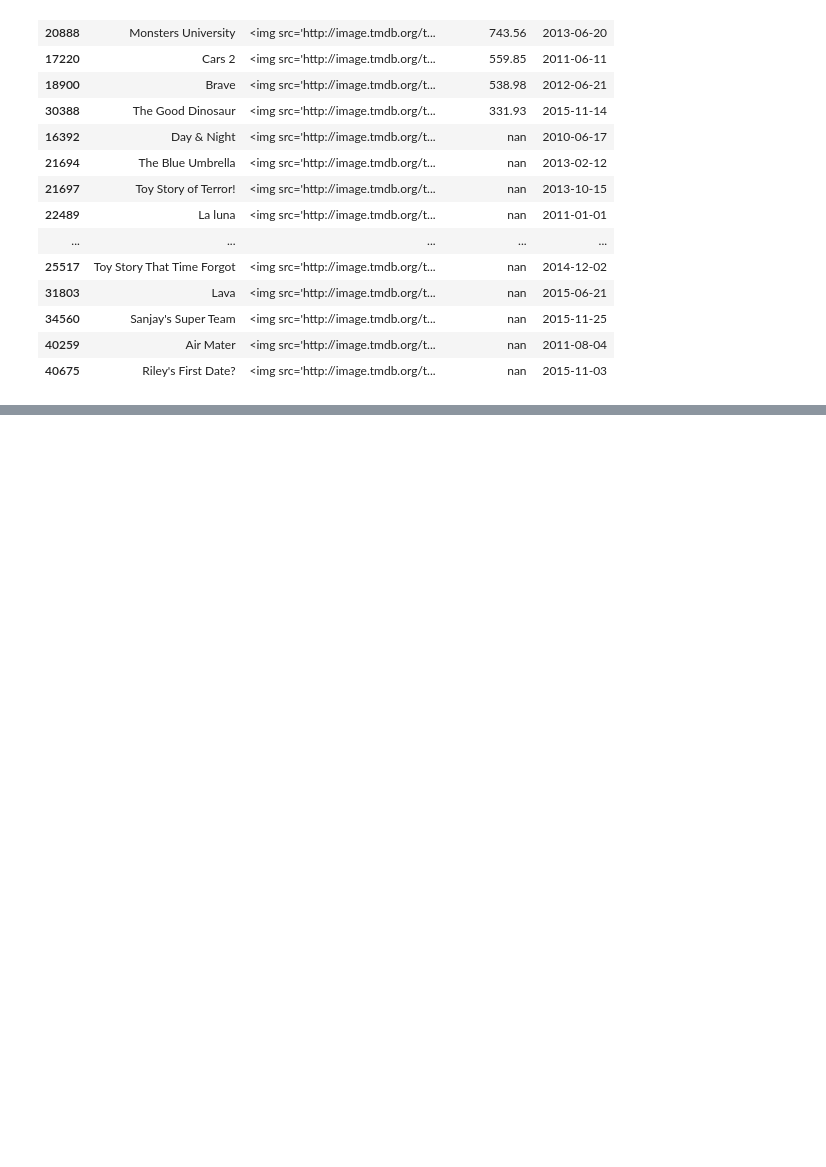
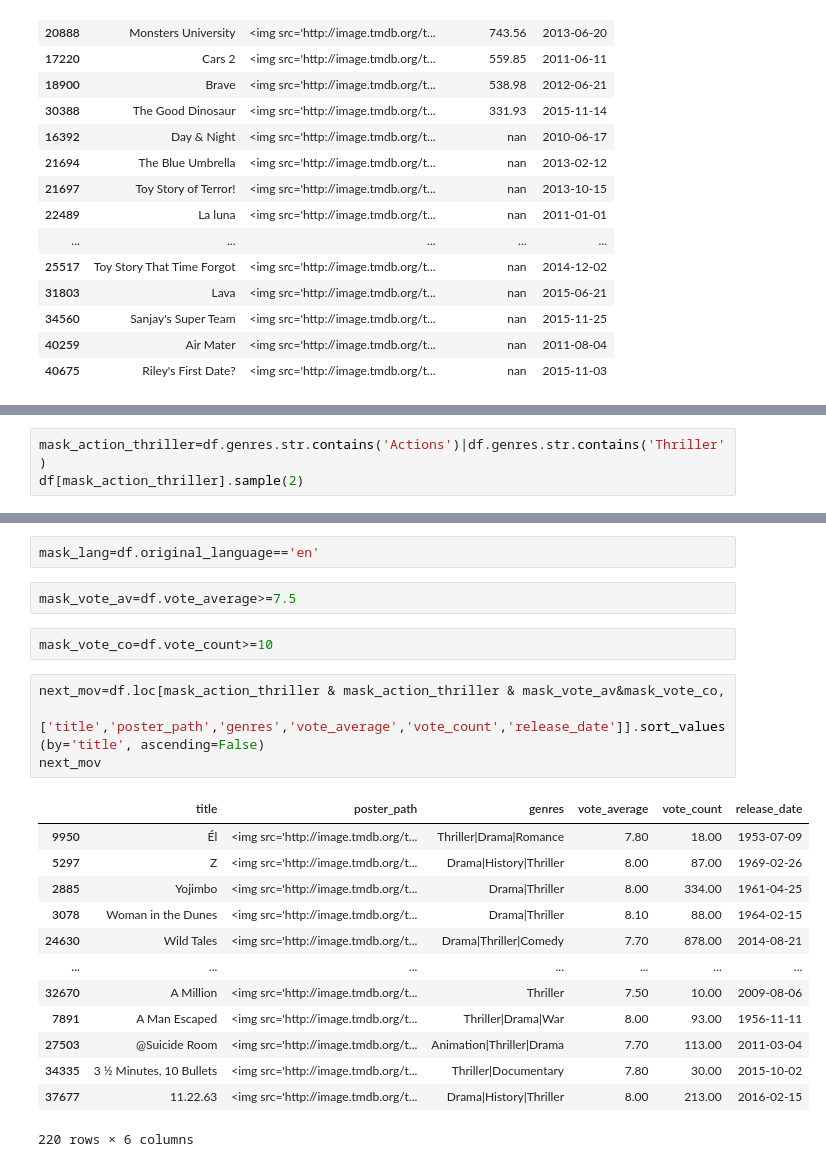
Before and after one commit to Aboubacar2012/Data_Analysis_Project, a Jupyter notebook: Project_1_Explanatory_Data_Analysis_&_Data_Presentation_(Movies_Dataset).ipynb, the cells around one changed output, grey strips where cells are left out. Drawn from its saved outputs; the diff is of its cells as text; blank space fills up the shorter version.

```diff
--- a/Project_1_Explanatory_Data_Analysis_&_Data_Presentation_(Movies_Dataset).ipynb
+++ b/Project_1_Explanatory_Data_Analysis_&_Data_Presentation_(Movies_Dataset).ipynb
@@ -664,0 +667,3 @@ HTML(pixar.to_html(escape=False))
+# %%
+mask_action_thriller=df.genres.str.contains('Actions')|df.genres.str.contains('Thriller')
+df[mask_action_thriller].sample(2)
@@ -664,0 +674,24 @@ HTML(pixar.to_html(escape=False))
+# %%
+mask_lang=df.original_language=='en'
+# %%
+mask_vote_av=df.vote_average>=7.5
+# %%
+mask_vote_co=df.vote_count>=10
+# %%
+next_mov=df.loc[mask_action_thriller & mask_action_thriller & mask_vote_av&mask_vote_co,
+                ['title','poster_path','genres','vote_average','vote_count','release_date']].sort_values(by='title', ascending=False)
+next_mov
+# %% [output]
+|  | title | poster_path | genres | vote_average | vote_count | release_date |
+| 9950 | Él | <img src='http://image.tmdb.org/t... | Thriller|Drama|Romance | 7.80 | 18.00 | 1953-07-09 |
+| 5297 | Z | <img src='http://image.tmdb.org/t... | Drama|History|Thriller | 8.00 | 87.00 | 1969-02-26 |
+| 2885 | Yojimbo | <img src='http://image.tmdb.org/t... | Drama|Thriller | 8.00 | 334.00 | 1961-04-25 |
+| 3078 | Woman in the Dunes | <img src='http://image.tmdb.org/t... | Drama|Thriller | 8.10 | 88.00 | 1964-02-15 |
+| 24630 | Wild Tales | <img src='http://image.tmdb.org/t... | Drama|Thriller|Comedy | 7.70 | 878.00 | 2014-08-21 |
+| ... | ... | ... | ... | ... | ... | ... |
+| 32670 | A Million | <img src='http://image.tmdb.org/t... | Thriller | 7.50 | 10.00 | 2009-08-06 |
+| 7891 | A Man Escaped | <img src='http://image.tmdb.org/t... | Thriller|Drama|War | 8.00 | 93.00 | 1956-11-11 |
+| 27503 | @Suicide Room | <img src='http://image.tmdb.org/t... | Animation|Thriller|Drama | 7.70 | 113.00 | 2011-03-04 |
+| 34335 | 3 ½ Minutes, 10 Bullets | <img src='http://image.tmdb.org/t... | Thriller|Documentary | 7.80 | 30.00 | 2015-10-02 |
+| 37677 | 11.22.63 | <img src='http://image.tmdb.org/t... | Drama|History|Thriller | 8.00 | 213.00 | 2016-02-15 |
+220 rows × 6 columns
```
Also changed, not shown: parts of 19 cells of this notebook.
